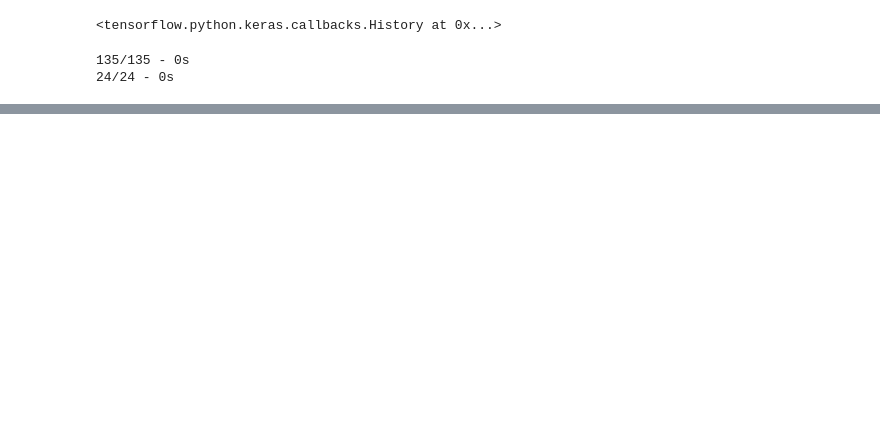
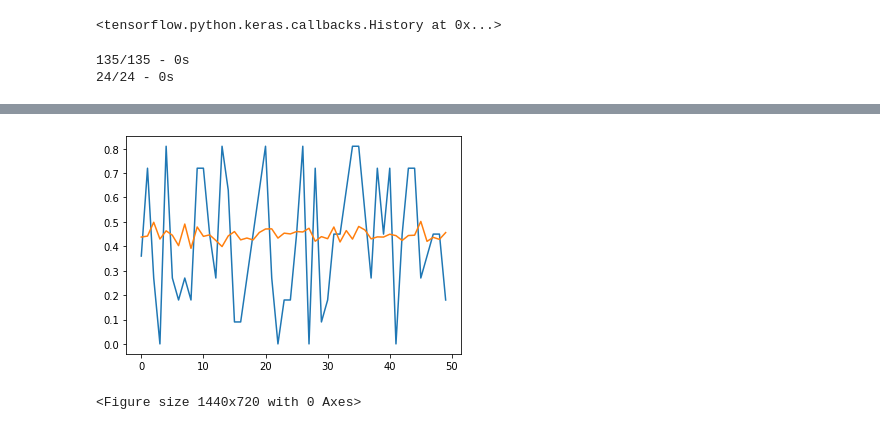
Before and after one commit to SHAKILEASH/Time_series_forecast, a Jupyter notebook: cnn_model.ipynb, the cells around one changed output, grey strips where cells are left out. Saved outputs shown, nothing was run; the diff lists cells and outputs as text; code cells hidden in the pictures; blank space fills up the shorter version.

```diff
--- a/cnn_model.ipynb
+++ b/cnn_model.ipynb
@@ -77,5 +79,5 @@ train,test = train_test_split(0.85,data)
 # %%
-look_back = 8
+look_back = 10
 train_x,train_y = create_lookBack(train,look_back)
 test_x,test_y = create_lookBack(test,look_back)
 train_x = np.reshape(train_x, (train_x.shape[0],train_x.shape[1],1))
@@ -89,6 +91,24 @@ model.add(Dense(128, activation='relu'))
 model.add(Dropout(0.3))
 model.add(Dense(1))
 model.compile(optimizer='adam', loss='mse')
+# %%
+reg = L1L2(l1=0.001, l2=0.001)
+model1 = Sequential()
+model1.add(Conv1D(filters=64,padding="same", kernel_size=2,activation='relu', input_shape=(look_back, 1)))
+model1.add(Conv1D(filters=64,padding="same", kernel_size=2, activation='relu'))
+model1.add(Dropout(0.5))
+model1.add(MaxPooling1D(pool_size=2))
+model1.add(Conv1D(filters=128, kernel_size=2,padding="same", activation='relu'))
+model1.add(Conv1D(filters=128, kernel_size=2,padding="same", activation='relu'))
+model1.add(Dropout(0.5))
+model1.add(MaxPooling1D(pool_size=2))
+model1.add(Flatten())
+model1.add(Dense(128, activation='relu'))
+model1.add(Dropout(0.4))
+model1.add(Dense(64, activation='relu'))
+model1.add(Dense(1))
+model1.compile(optimizer='adam', loss='mse')
 # %%
-model.fit(train_x, train_y, epochs=1000,batch_size=1024, verbose=2)
+es = EarlyStopping(monitor='val_loss', mode='min', verbose=1)
+model1.fit(train_x, train_y, epochs=200,validation_data=(test_x,test_y),batch_size=1024, verbose=2)
 # %% [output]
@@ -112,7 +132,7 @@ Epoch 1000/1000
 <tensorflow.python.keras.callbacks.History at 0x...>
 # %%
-trainPredict = model.predict(train_x, verbose=2)
-testPredict = model.predict(test_x, verbose=2)
+trainPredict = model1.predict(train_x, verbose=2)
+testPredict = model1.predict(test_x, verbose=2)
 # %% [output]
 135/135 - 0s
 24/24 - 0s
@@ -151,0 +159,5 @@ plt.show()
+# %%
+plot_results(trainY,trainPredict,50)
+# %% [output]
+[figure, added]
+<Figure size 1440x720 with 0 Axes>
```
Also changed, not shown: parts of 13 cells of this notebook.
